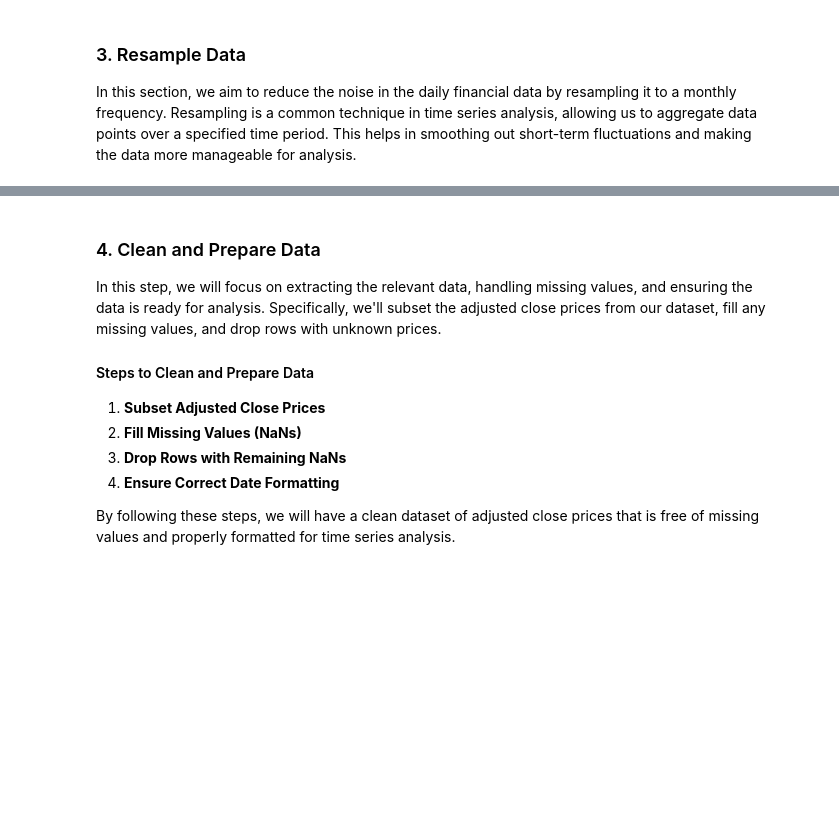
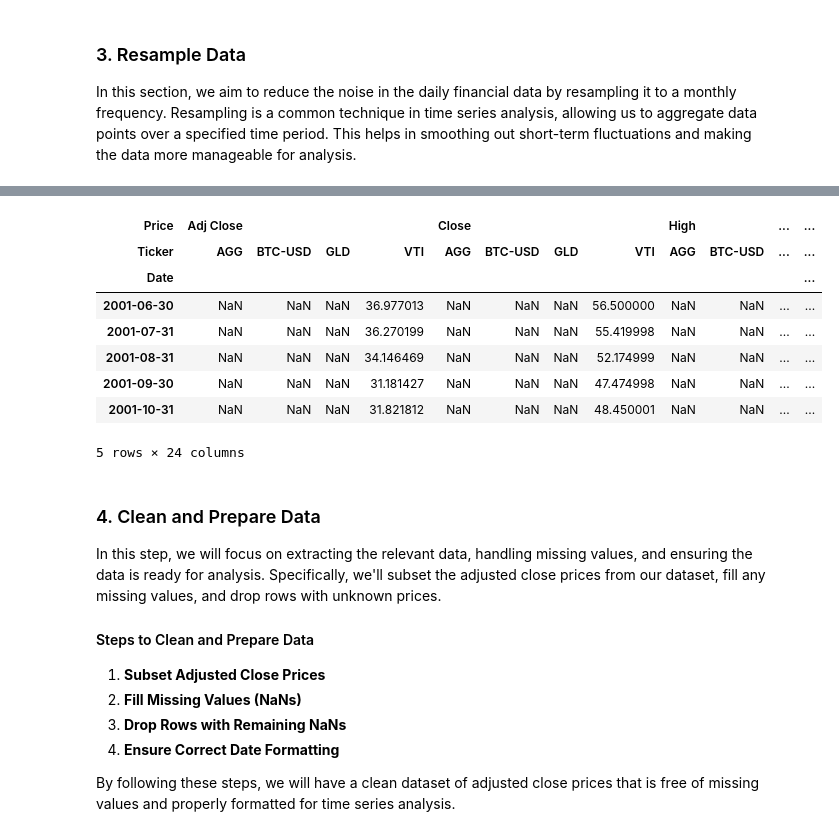
Before and after one commit to sharan-naribole/finance-returns-backtesting, a Jupyter notebook: Project/Project.ipynb, the cells around one changed output, grey strips where cells are left out. Drawn from its saved outputs; the diff is of its cells as text; code cells hidden in the pictures; blank space fills up the shorter version.

```diff
--- a/Project/Project.ipynb
+++ b/Project/Project.ipynb
@@ -48,8 +72,8 @@ data = yf.download(symbols)
 In this section, we aim to reduce the noise in the daily financial data by resampling it to a monthly frequency. Resampling is a common technique in time series analysis, allowing us to aggregate data points over a specified time period. This helps in smoothing out short-term fluctuations and making the data more manageable for analysis.
 # %%
 # Resample data to monthly frequency
-data = None # YOUR CODE HERE
+data = data.resample("M").last()
 # Convert index to datetime
-data.index = None # YOUR CODE HERE
+data.index = pd.to_datetime(data.index)
 # %%
 print(type(data.index))
@@ -56,3 +82,15 @@ print(type(data.index))
+# %%
+data.head()
+# %% [output]
+| Price | Adj Close |  |  |  | Close |  |  |  | High |  | ... | ... |
+| Ticker | AGG | BTC-USD | GLD | VTI | AGG | BTC-USD | GLD | VTI | AGG | BTC-USD | ... | ... |
+| Date |  |  |  |  |  |  |  |  |  |  |  | ... |
+| 2001-06-30 | NaN | NaN | NaN | 36.977013 | NaN | NaN | NaN | 56.500000 | NaN | NaN | ... | ... |
+| 2001-07-31 | NaN | NaN | NaN | 36.270199 | NaN | NaN | NaN | 55.419998 | NaN | NaN | ... | ... |
+| 2001-08-31 | NaN | NaN | NaN | 34.146469 | NaN | NaN | NaN | 52.174999 | NaN | NaN | ... | ... |
+| 2001-09-30 | NaN | NaN | NaN | 31.181427 | NaN | NaN | NaN | 47.474998 | NaN | NaN | ... | ... |
+| 2001-10-31 | NaN | NaN | NaN | 31.821812 | NaN | NaN | NaN | 48.450001 | NaN | NaN | ... | ... |
+5 rows × 24 columns
 # %% [markdown]
 ### 4. Clean and Prepare Data
 
```
Also changed, not shown: parts of 29 cells of this notebook.
